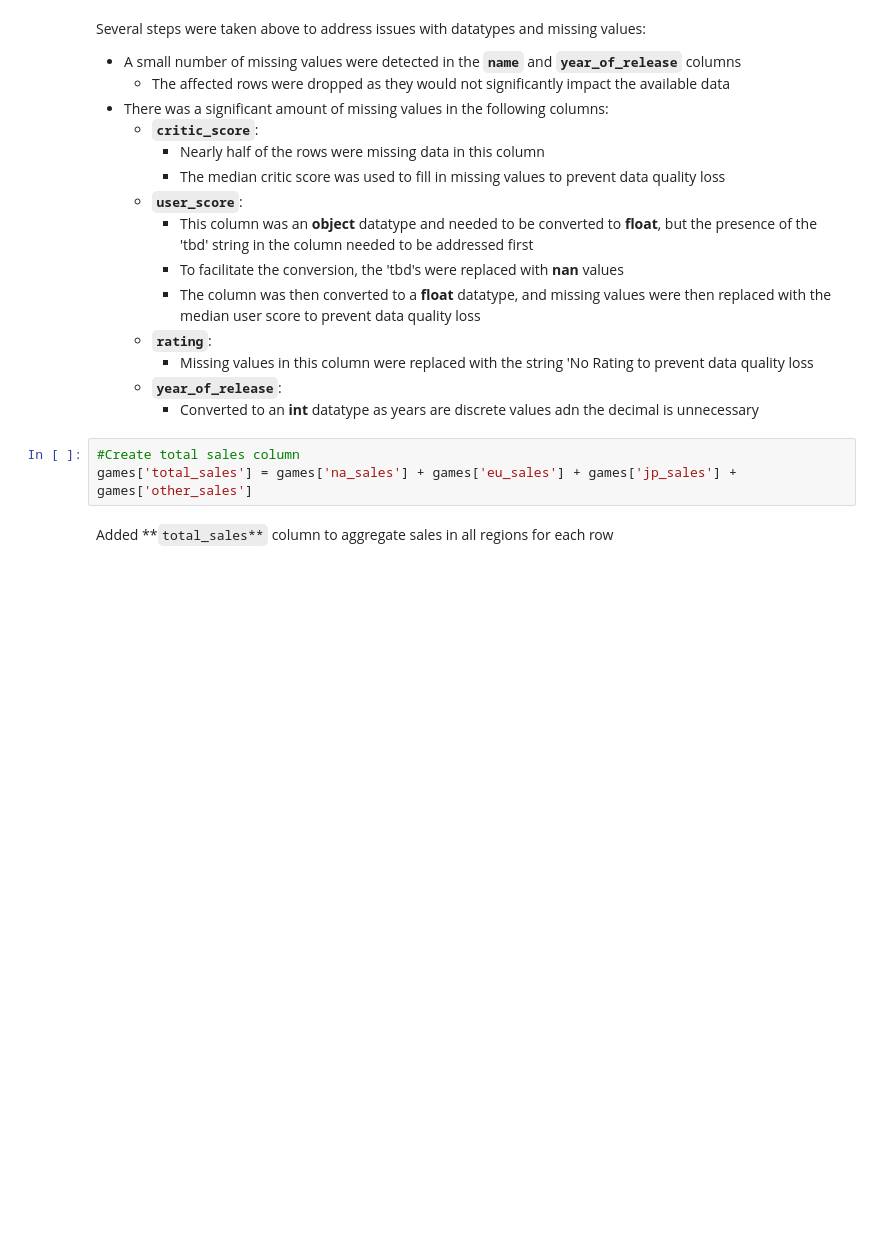
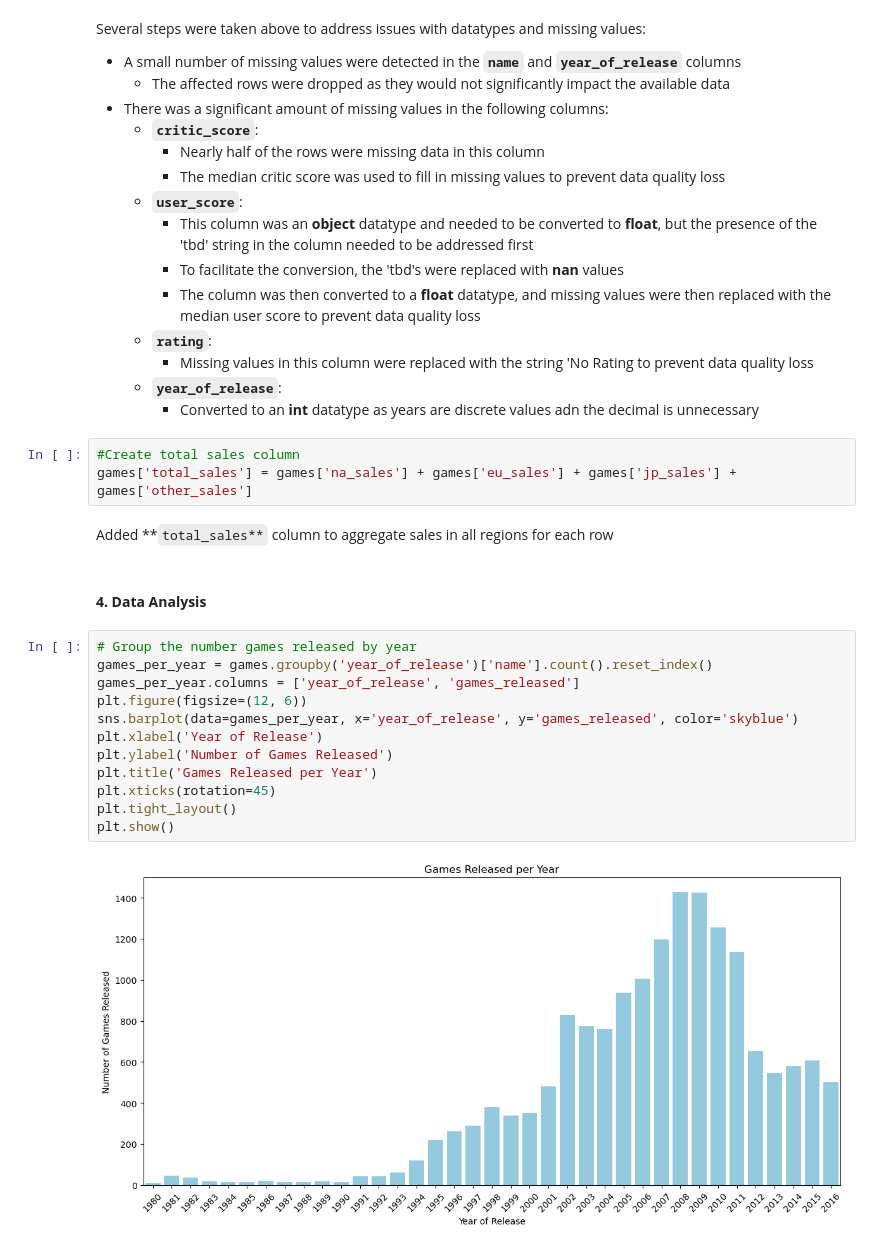
Before and after one commit to Flamingo-Rocker/Video-Game-Marketing-Strategy, a Jupyter notebook: notebooks/Video Game EDA & SDA.ipynb, the cells around one changed output. Saved outputs shown, nothing was run; the diff lists cells and outputs as text; blank space fills up the shorter version.

```diff
--- a/notebooks/Video Game EDA & SDA.ipynb
+++ b/notebooks/Video Game EDA & SDA.ipynb
@@ -157,3 +158,19 @@ Several steps were taken above to address issues with datatypes and missing valu
 games['total_sales'] = games['na_sales'] + games['eu_sales'] + games['jp_sales'] + games['other_sales']
 # %% [markdown]
 Added **`total_sales**` column to aggregate sales in all regions for each row
+# %% [markdown]
+#### **4. Data Analysis**
+# %%
+# Group the number games released by year
+games_per_year = games.groupby('year_of_release')['name'].count().reset_index()
+games_per_year.columns = ['year_of_release', 'games_released']
+plt.figure(figsize=(12, 6))
+sns.barplot(data=games_per_year, x='year_of_release', y='games_released', color='skyblue')
+plt.xlabel('Year of Release')
+plt.ylabel('Number of Games Released')
+plt.title('Games Released per Year')
+plt.xticks(rotation=45)
+plt.tight_layout()
+plt.show()
+# %% [output]
+[figure, added]
```
Also changed, not shown: parts of 3 cells of this notebook.
